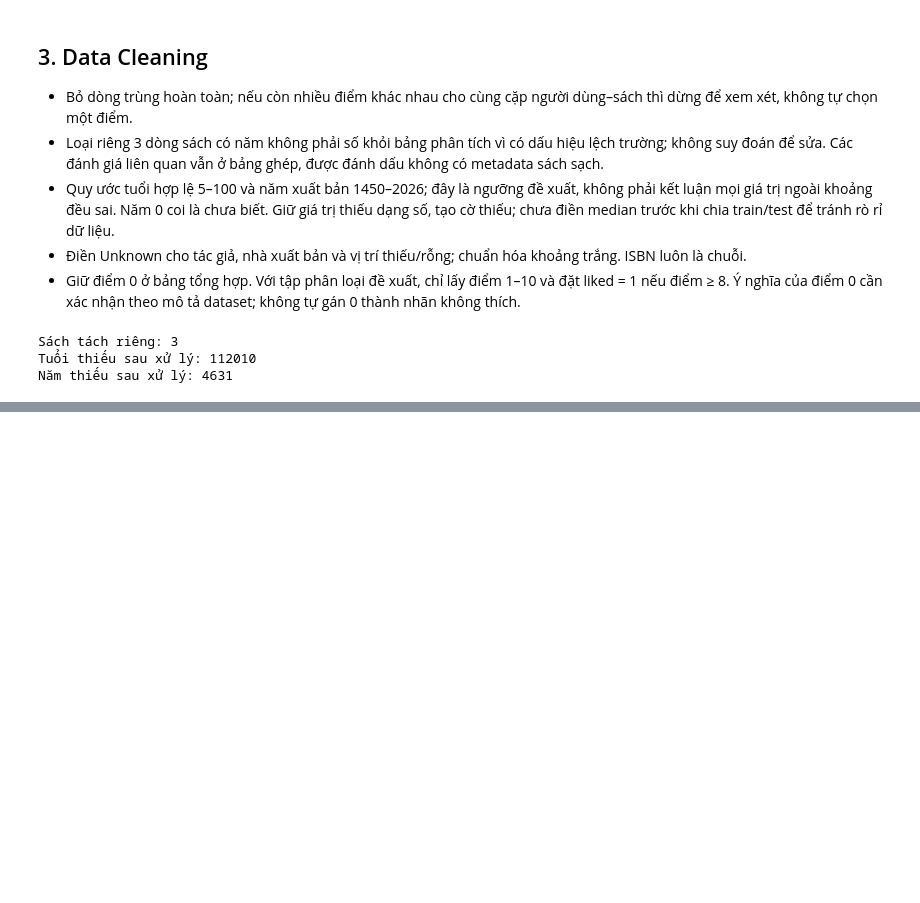
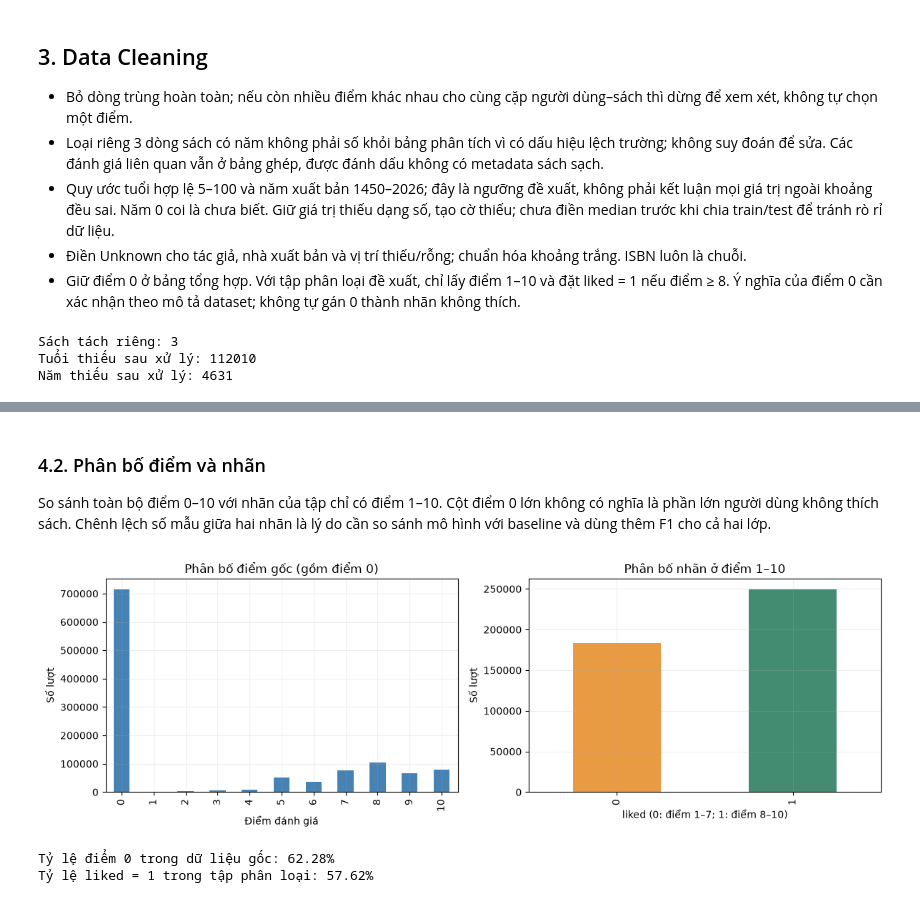
Before and after one commit to Bluenip/Data_analyst_python_midterm_project, a Jupyter notebook: mid_term_code.ipynb, the cells around one changed output, grey strips where cells are left out. Saved outputs shown, nothing was run; the diff lists cells and outputs as text; code cells hidden in the pictures; blank space fills up the shorter version.

```diff
--- a/mid_term_code.ipynb
+++ b/mid_term_code.ipynb
@@ -7,10 +8,12 @@ Dữ liệu gốc được giữ nguyên. Các quy tắc làm sạch dưới đ
 # %%
+# Nhập thư viện: Path xử lý đường dẫn; pandas xử lý bảng; numpy hỗ trợ tính toán; display hiển thị bảng.
 from pathlib import Path
 import pandas as pd
 import numpy as np
 from IPython.display import display
-DATA_DIR = Path("archive")
-assert DATA_DIR.is_dir(), "Cần đặt thư mục archive trong thư mục làm việc hoặc sửa DATA_DIR."
+# Chọn thư mục chứa dữ liệu CSV; kiểm tra thư mục tồn tại trước khi đọc.
+DATA_DIR = Path("DATA_SET")
+assert DATA_DIR.is_dir(), "Cần đặt thư mục DATA_SET trong thư mục làm việc hoặc sửa DATA_DIR."
 # %% [markdown]
 ## 1. Data Inspection
 Đọc tự động ba bảng CSV. Kiểm tra UTF-8 bằng chế độ strict trên toàn bộ tệp; giữ ISBN dạng chuỗi để bảo toàn số 0 đầu và ký tự X. Ba bảng khác cấu trúc nên dùng merge thay vì concat.
@@ -174,0 +238,28 @@ Các biến books_clean, users_clean, ratings_clean, data_clean và classificati
+# %%
+import matplotlib.pyplot as plt
+
+# Tạo thư mục lưu hình để có thể chèn vào báo cáo hoặc slide.
+FIGURE_DIR = Path("outputs/figures")
+FIGURE_DIR.mkdir(parents=True, exist_ok=True)
+plt.rcParams.update({"figure.figsize": (10, 4), "axes.grid": True, "grid.alpha": 0.2})
+
+def finish_figure(filename):
+    # Lưu biểu đồ trước khi hiển thị; đóng hình để giải phóng bộ nhớ.
+    plt.tight_layout()
+    plt.savefig(FIGURE_DIR / filename, dpi=150, bbox_inches="tight")
+    plt.show()
+    plt.close()
+
+# Thống kê độ phủ thông tin và tỷ lệ nhãn ở đúng tập phân loại sẽ dùng.
+print("Số đánh giá có điểm 1–10:", len(classification_data))
+print("Số người dùng:", classification_data["User-ID"].nunique())
+print("Số sách:", classification_data["ISBN"].nunique())
+print("Tỷ lệ không có thông tin sách sạch:", f"{classification_data['book_match'].eq('left_only').mean():.2%}")
+label_summary = classification_data["liked"].value_counts().sort_index().rename("Số lượt").to_frame()
+label_summary["Tỷ lệ (%)"] = (100 * label_summary["Số lượt"] / len(classification_data)).round(2)
+display(label_summary)
+
+# Xem mức độ thiếu của các cột ứng viên trước khi điền dữ liệu.
+eda_columns = ["Age", "Year-Of-Publication", "Book-Author", "Publisher", "Location"]
+display((classification_data[eda_columns].isna().mean() * 100)
+        .sort_values(ascending=False).round(2).rename("Tỷ lệ thiếu (%)").to_frame())
@@ -174,0 +281,17 @@ Các biến books_clean, users_clean, ratings_clean, data_clean và classificati
+# %% [markdown]
+### 4.2. Phân bố điểm và nhãn
+So sánh toàn bộ điểm 0–10 với nhãn của tập chỉ có điểm 1–10. Cột điểm 0 lớn không có nghĩa là phần lớn người dùng không thích sách. Chênh lệch số mẫu giữa hai nhãn là lý do cần so sánh mô hình với baseline và dùng thêm F1 cho cả hai lớp.
+# %%
+# Điểm 0 chỉ xuất hiện ở biểu đồ dữ liệu tổng hợp, không dùng để tạo nhãn không thích.
+fig, axes = plt.subplots(1, 2, figsize=(12, 4))
+ratings_clean["Book-Rating"].value_counts().reindex(range(11), fill_value=0).plot.bar(ax=axes[0], color="steelblue")
+axes[0].set(title="Phân bố điểm gốc (gồm điểm 0)", xlabel="Điểm đánh giá", ylabel="Số lượt")
+label_summary["Số lượt"].plot.bar(ax=axes[1], color=["#e99b44", "#438c72"])
+axes[1].set(title="Phân bố nhãn ở điểm 1–10", xlabel="liked (0: điểm 1–7; 1: điểm 8–10)", ylabel="Số lượt")
+finish_figure("01_ratings_and_labels.png")
+print("Tỷ lệ điểm 0 trong dữ liệu gốc:", f"{ratings_clean['Book-Rating'].eq(0).mean():.2%}")
+print("Tỷ lệ liked = 1 trong tập phân loại:", f"{classification_data['liked'].mean():.2%}")
+# %% [output]
+[figure, added]
+Tỷ lệ điểm 0 trong dữ liệu gốc: 62.28%
+Tỷ lệ liked = 1 trong tập phân loại: 57.62%
```
Also changed, not shown: parts of 23 cells of this notebook, 13 other files.
